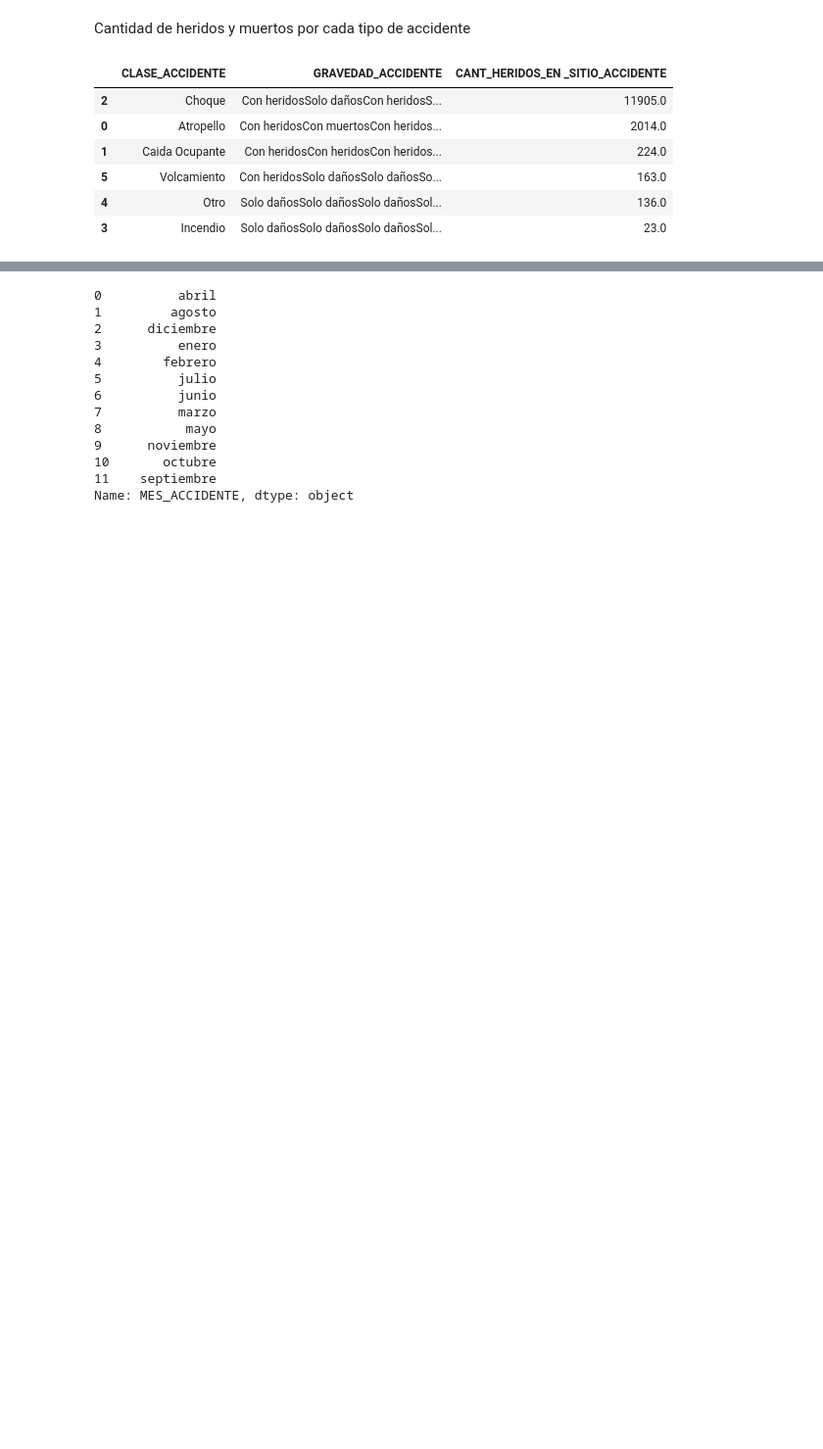
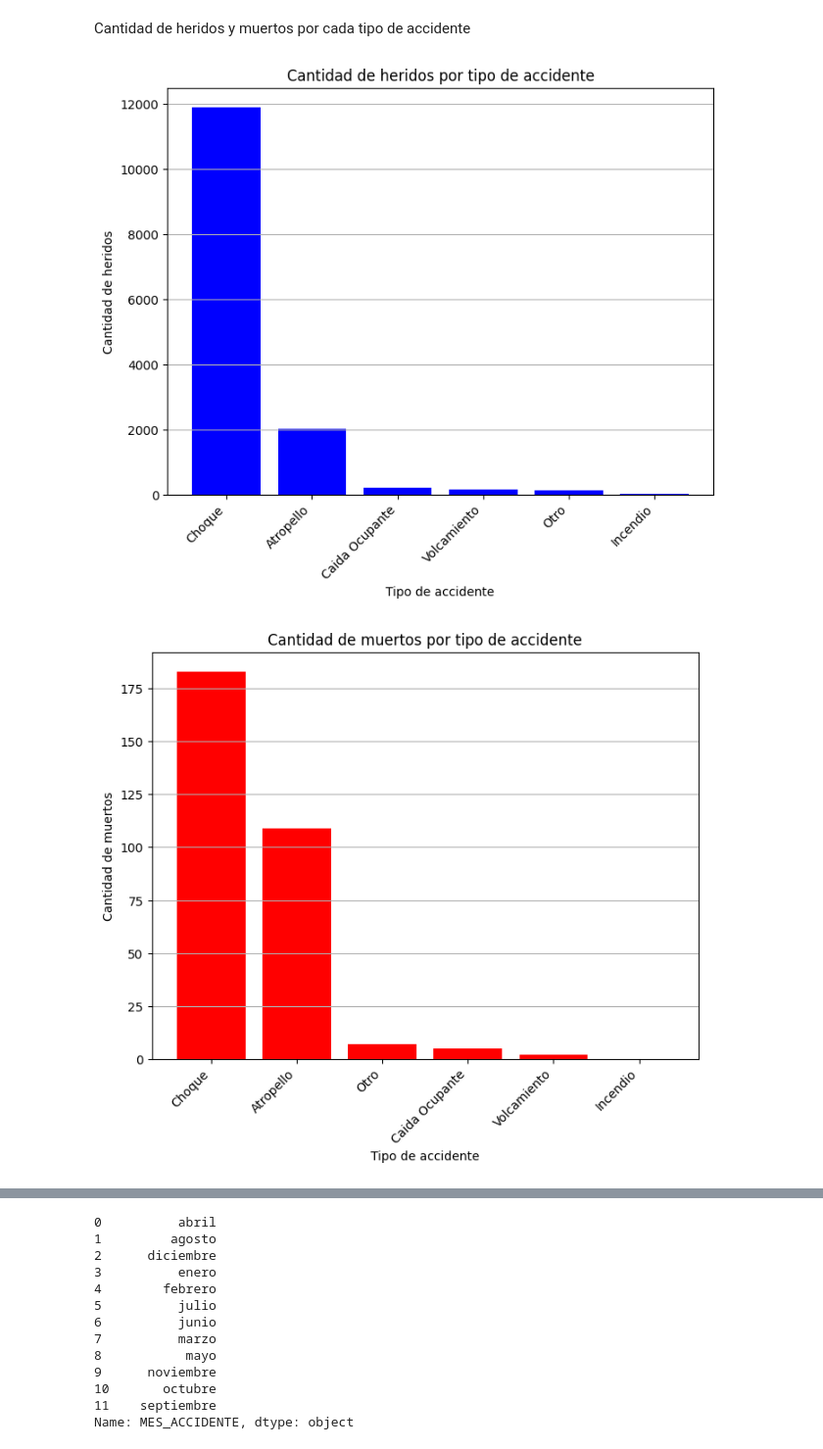
Before and after one commit to CodiPop/Accidentalidad-vehicular-Barranquilla-Machine-Learning, a Jupyter notebook: Trabajo.ipynb, the cells around one changed output, grey strips where cells are left out. Shown at 98% size. Saved outputs shown, nothing was run; the diff lists cells and outputs as text; code cells hidden in the pictures; blank space fills up the shorter version.

```diff
--- a/Trabajo.ipynb
+++ b/Trabajo.ipynb
@@ -15,33 +38,30 @@ import plotly.graph_objects as go
 # %% [markdown]
 Cantidad de heridos y muertos por cada tipo de accidente
 # %%
-df1 = df.copy()
-df1 = df1[["GRAVEDAD_ACCIDENTE","CANT_HERIDOS_EN _SITIO_ACCIDENTE","CLASE_ACCIDENTE"]]
-df1 = df1.groupby("CLASE_ACCIDENTE").sum().reset_index()
-df1 = df1.sort_values(by='CANT_HERIDOS_EN _SITIO_ACCIDENTE', ascending=False)
+# Gráfica de cantidad de heridos por tipo de accidente
+fig, ax = plt.subplots(figsize=(8, 6))
 
+ax.bar(df1["CLASE_ACCIDENTE"], df1["CANT_HERIDOS_EN _SITIO_ACCIDENTE"], color="blue")
+ax.set_xticklabels(df1["CLASE_ACCIDENTE"], rotation=45, ha="right")
+ax.set_xlabel("Tipo de accidente")
+ax.set_ylabel("Cantidad de heridos")
+ax.set_title("Cantidad de heridos por tipo de accidente")
+ax.grid(axis="y")
 
+plt.show()
 
-fig = px.bar(df1,y="CANT_HERIDOS_EN _SITIO_ACCIDENTE",x="CLASE_ACCIDENTE",  labels={
-                     "CANT_HERIDOS_EN _SITIO_ACCIDENTE": "Cantidad de heridos",
-                     "CLASE_ACCIDENTE": "Tipo de accidente",
-                 },)
-fig.show()
-df2 = df.copy()
-df2 = df2.groupby("CLASE_ACCIDENTE").sum().reset_index()
-df2 = df2.sort_values(by='CANT_MUERTOS_EN _SITIO_ACCIDENTE', ascending=False)
-fig = px.bar(df2,y="CANT_MUERTOS_EN _SITIO_ACCIDENTE",x="CLASE_ACCIDENTE",labels={
-                     "CANT_MUERTOS_EN _SITIO_ACCIDENTE": "Cantidad de muertos",
-                     "CLASE_ACCIDENTE": "Tipo de accidente",
-                 },)
-fig.show()
-df1
+# Gráfica de cantidad de muertos por tipo de accidente
+fig, ax = plt.subplots(figsize=(8, 6))
+
+ax.bar(df2["CLASE_ACCIDENTE"], df2["CANT_MUERTOS_EN _SITIO_ACCIDENTE"], color="red")
+ax.set_xticklabels(df2["CLASE_ACCIDENTE"], rotation=45, ha="right")
+ax.set_xlabel("Tipo de accidente")
+ax.set_ylabel("Cantidad de muertos")
+ax.set_title("Cantidad de muertos por tipo de accidente")
+ax.grid(axis="y")
+
+plt.show()
 # %% [output]
-|  | CLASE_ACCIDENTE | GRAVEDAD_ACCIDENTE | CANT_HERIDOS_EN _SITIO_ACCIDENTE |
-| 2 | Choque | Con heridosSolo dañosCon heridosS... | 11905.0 |
-| 0 | Atropello | Con heridosCon muertosCon heridos... | 2014.0 |
-| 1 | Caida Ocupante | Con heridosCon heridosCon heridos... | 224.0 |
-| 5 | Volcamiento | Con heridosSolo dañosSolo dañosSo... | 163.0 |
-| 4 | Otro | Solo dañosSolo dañosSolo dañosSol... | 136.0 |
-| 3 | Incendio | Solo dañosSolo dañosSolo dañosSol... | 23.0 |
+[figure, added]
+[figure, added]
 # %% [markdown]
```
Also changed, not shown: parts of 37 cells of this notebook.
